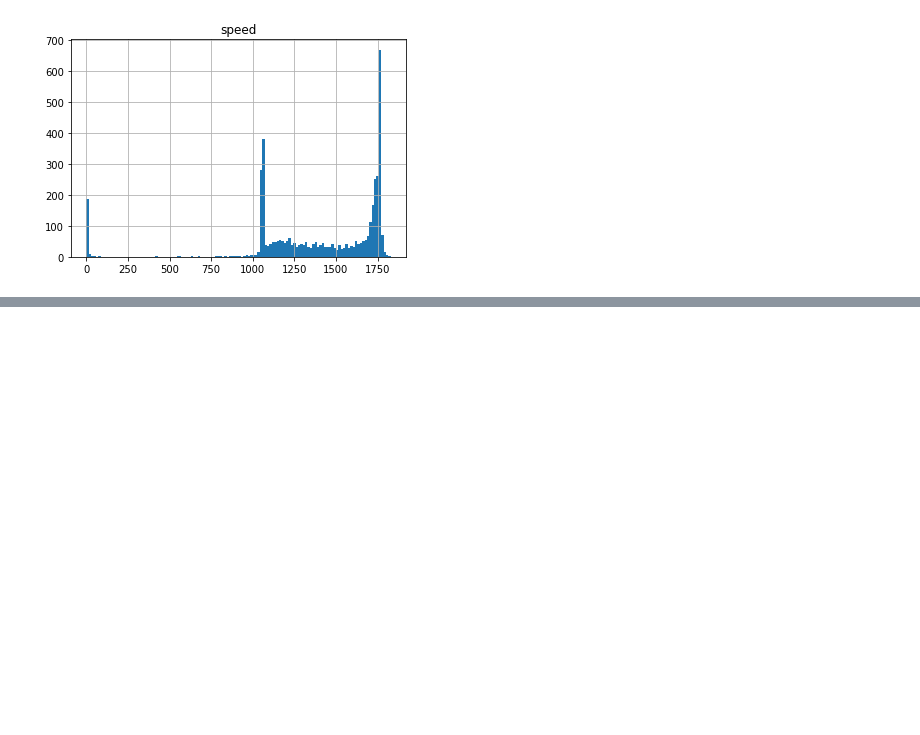
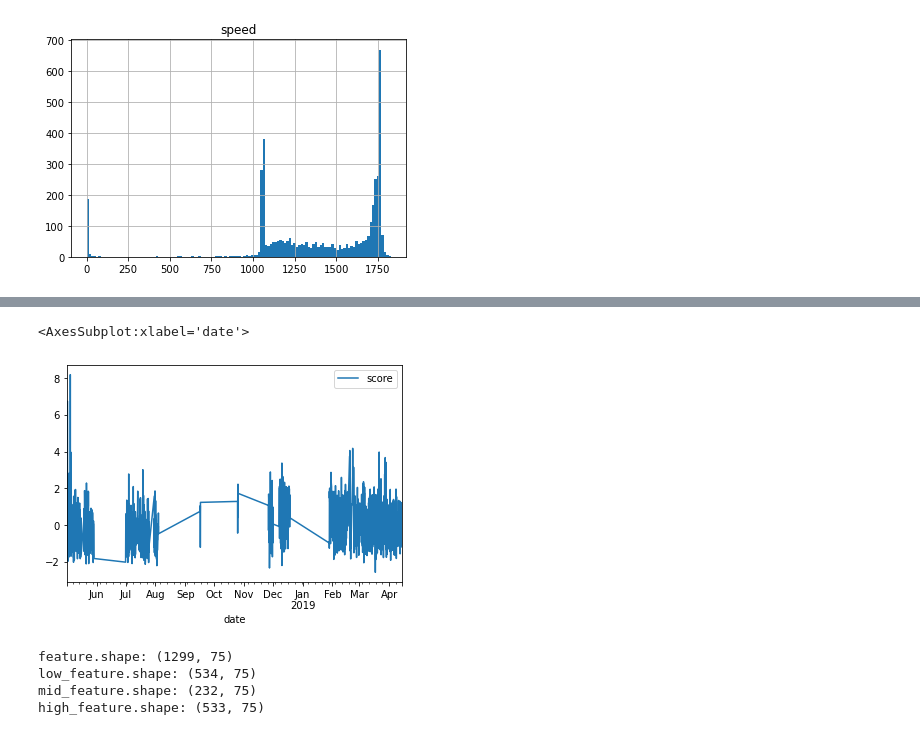
Before and after one commit to AiZhanghan/gearbox-fault-detection, a Jupyter notebook: code/train/niu_jia_ling/3.ipynb, the cells around one changed output, grey strips where cells are left out. Drawn from its saved outputs; the diff is of its cells as text; code cells hidden in the pictures; blank space fills up the shorter version.

```diff
--- a/code/train/niu_jia_ling/3.ipynb
+++ b/code/train/niu_jia_ling/3.ipynb
@@ -50,0 +61,4 @@ speed.boxplot()
+# %%
+detector = GearboxFaultDetector.GearboxFaultDetector()
+# %%
+detector.fit(feature_train, speed_train)
@@ -50,0 +83,12 @@ speed.boxplot()
+# %%
+detector.decision_scores.plot()
+# %% [output]
+<AxesSubplot:xlabel='date'>
+[figure, added]
+# %%
+anomaly_scores = detector.decision_function(feature_test, speed_test)
+# %% [output]
+feature.shape: (1299, 75)
+low_feature.shape: (534, 75)
+mid_feature.shape: (232, 75)
+high_feature.shape: (533, 75)
```
Also changed, not shown: parts of 11 cells of this notebook, 4 other files.
